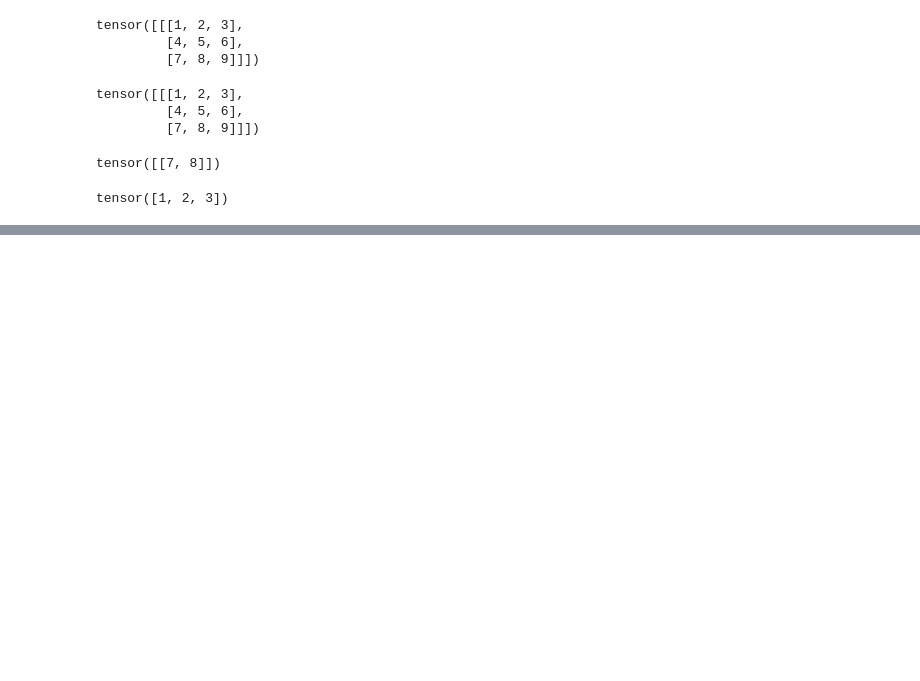
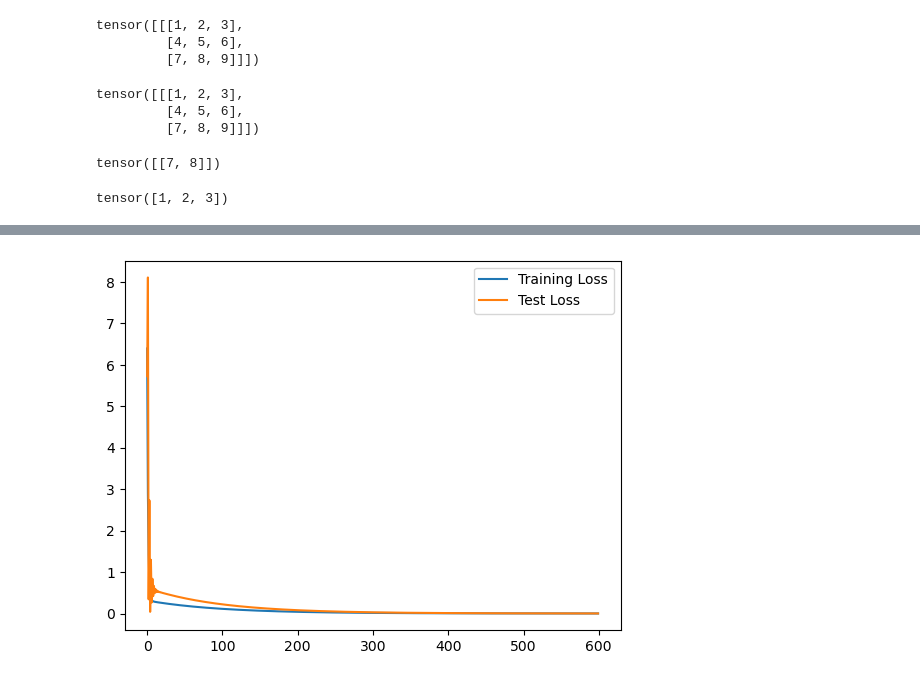
Before and after one commit to qamarr6092/Deep-Learning, a Jupyter notebook: Pytorch Basics/pytorch_basics.ipynb, the cells around one changed output, grey strips where cells are left out. Saved outputs shown, nothing was run; the diff lists cells and outputs as text; code cells hidden in the pictures; blank space fills up the shorter version.

```diff
--- a/Pytorch Basics/pytorch_basics.ipynb
+++ b/Pytorch Basics/pytorch_basics.ipynb
@@ -439,0 +556,31 @@ tensor([1, 2, 3])
+# %%
+# Initialzing again for retraining
+lin_reg = My_Model()
+loss = nn.MSELoss()
+optimizer = torch.optim.SGD(params=lin_reg.parameters(), lr=1e-2)
+# %%
+# Training the model
+
+epochs = 600
+training_loss, test_loss = [], []
+for epoch in range(epochs):
+    lin_reg.train()    #This just sets the model in the training mode
+    y_pred = lin_reg(X_train)    #Forward Pass using the __call__ method, tracks the gradient because the parameters we set has require_grad=True
+    error = loss(y_pred, y_train) #Computes the loss after each pass
+
+    optimizer.zero_grad()    #This resets the gradient at every epoch, so it does not mix with the previous gradients of previous epochs
+    error.backward()    #Backward pass from the loss function
+    optimizer.step()    #Makes the gradient descent
+    training_loss.append(error.detach().numpy())
+
+    lin_reg.eval()     #In testing mode
+    with torch.inference_mode():
+        test_error = loss(lin_reg(X_test), y_test)
+        test_loss.append(test_error)
+# %%
+plt.plot(training_loss, label='Training Loss')
+plt.plot(test_loss, label='Test Loss')
+plt.legend()
+plt.show()
+# %% [output]
+[figure, added]
```
Also changed, not shown: parts of 22 cells of this notebook.
